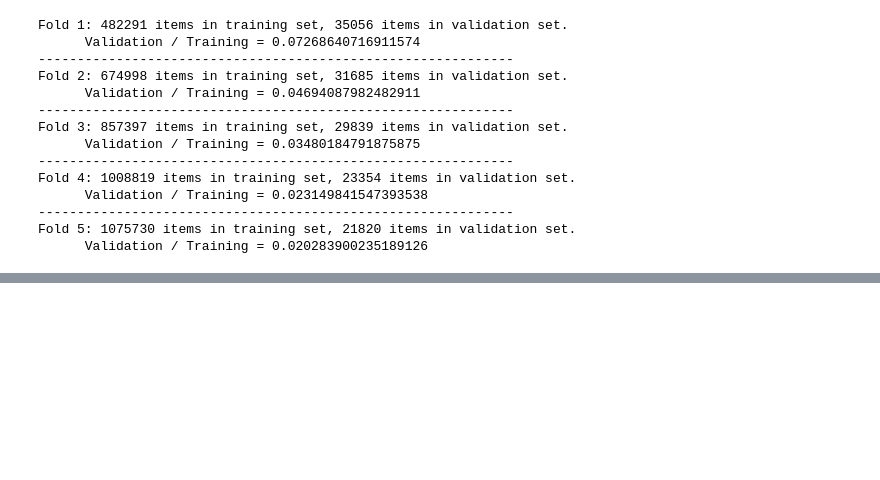
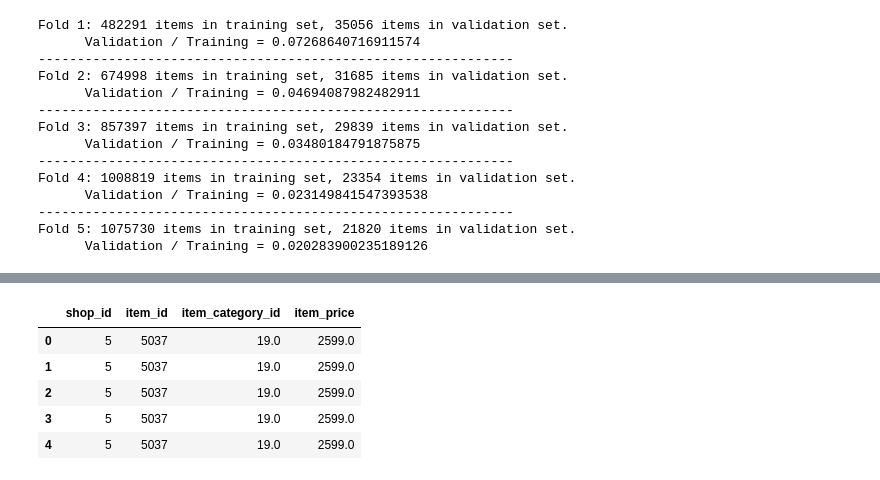
Before and after one commit to thaianle/future-sales-prediction, a Jupyter notebook: 02_new_features.ipynb, the cells around one changed output, grey strips where cells are left out. Drawn from its saved outputs; the diff is of its cells as text; code cells hidden in the pictures; blank space fills up the shorter version.

```diff
--- a/02_new_features.ipynb
+++ b/02_new_features.ipynb
@@ -670,0 +838,14 @@ from sklearn.compose import ColumnTransformer
+# %%
+# Retrieve item category and item price (each item only belongs to 1 category and has 1 price)
+item_info = final_features[['item_id', 'item_category_id', 'item_price']].copy()
+
+# Merge item information to the test set
+item_info = test_shop_items.merge(item_info, on = 'item_id', how = 'left')
+item_info.head()
+# %% [output]
+|  | shop_id | item_id | item_category_id | item_price |
+| 0 | 5 | 5037 | 19.0 | 2599.0 |
+| 1 | 5 | 5037 | 19.0 | 2599.0 |
+| 2 | 5 | 5037 | 19.0 | 2599.0 |
+| 3 | 5 | 5037 | 19.0 | 2599.0 |
+| 4 | 5 | 5037 | 19.0 | 2599.0 |
```
Also changed, not shown: parts of 17 cells of this notebook.
